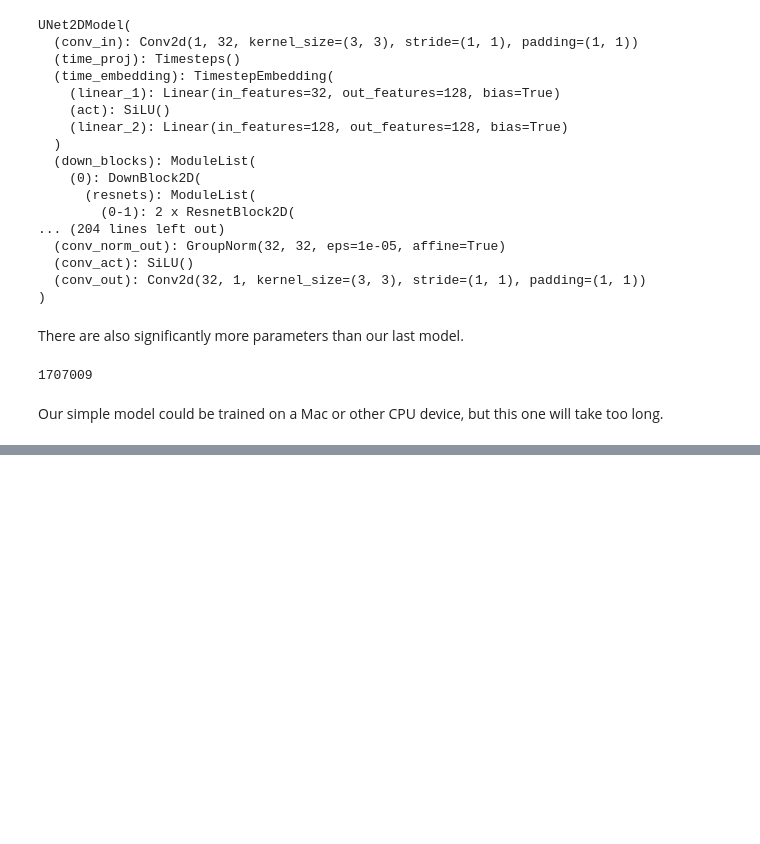
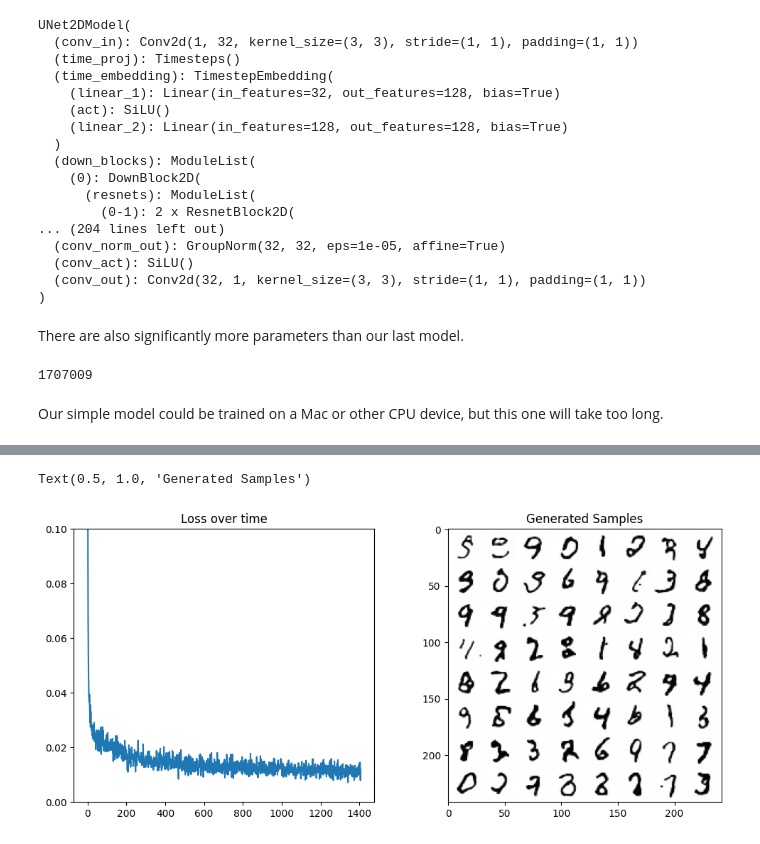
Before and after one commit to sethbr11/DiffusionModel, a Jupyter notebook: main.ipynb, the cells around one changed output, grey strips where cells are left out. Drawn from its saved outputs; the diff is of its cells as text; code cells hidden in the pictures; blank space fills up the shorter version.

```diff
--- a/main.ipynb
+++ b/main.ipynb
@@ -329,7 +319,7 @@ batch_size = 128
 train_dataloader = DataLoader(dataset, batch_size=batch_size, shuffle=True)
 
 # How many runs through the data should we do?
-n_epochs = 15
+n_epochs = 3
 
 # Create the network
 net = UNet2DModel(
@@ -348,7 +338,7 @@ net = UNet2DModel(
         "AttnUpBlock2D",  # a ResNet upsampling block with spatial self-attention
         "UpBlock2D",  # a regular ResNet upsampling block
     ),
-)  # <<<
+)
 net.to(device)
 
 # Our loss finction
@@ -405,3 +395,4 @@ for i in range(n_steps):
 
 axs[1].imshow(torchvision.utils.make_grid(x.detach().cpu(), nrow=8)[0].clip(0, 1), cmap="Greys")
 axs[1].set_title("Generated Samples")
+# %% [output]
@@ -407,0 +402,2 @@ axs[1].set_title("Generated Samples")
+Text(0.5, 1.0, 'Generated Samples')
+[figure, added]
```
Also changed, not shown: parts of 12 cells of this notebook, 4 other files.
